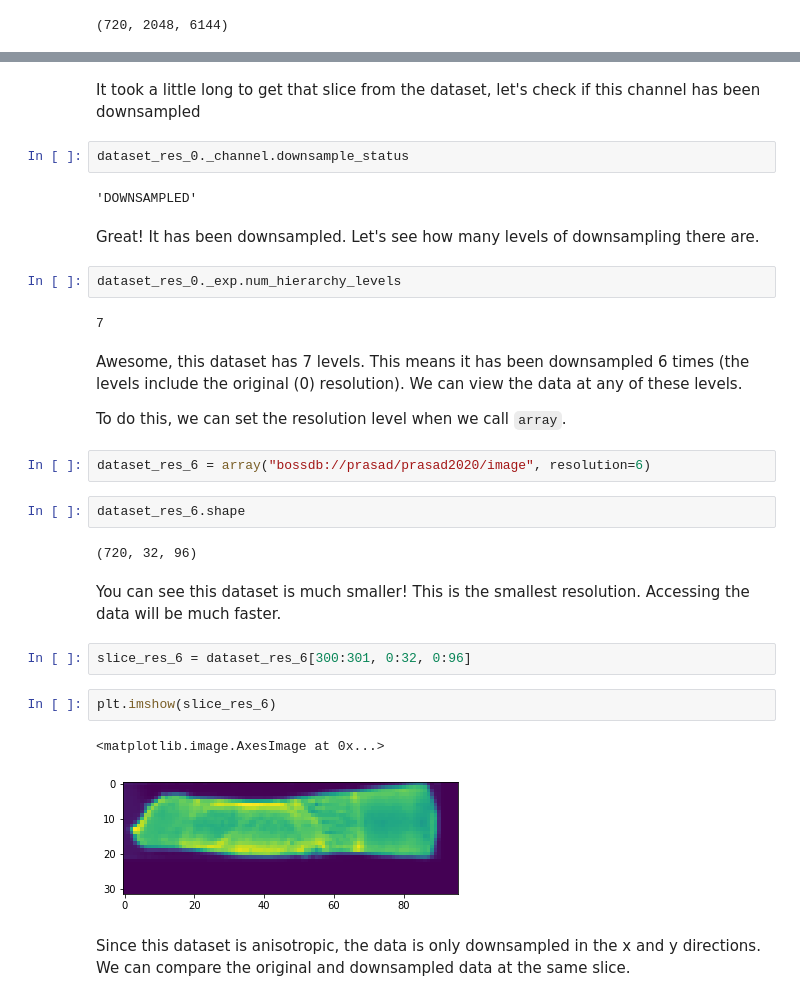
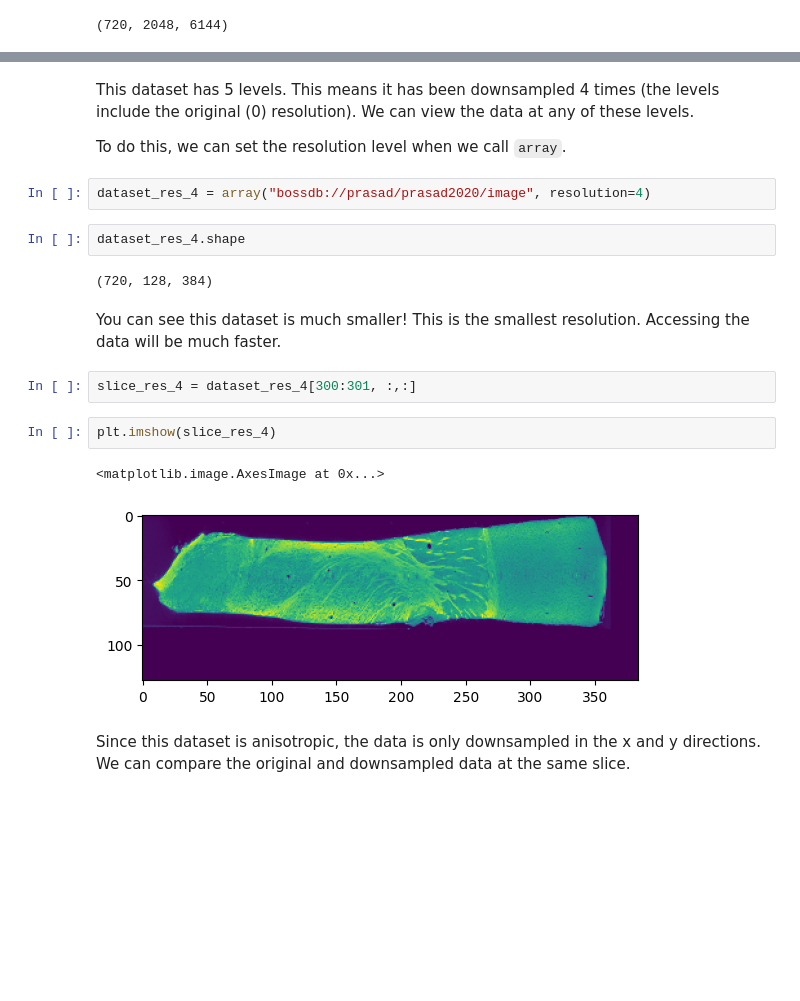
Before and after one commit to aplbrain/bossdb_cookbook, a Jupyter notebook: notebooks/Accessing-Lower-Resolution-Versions-Of-Data-From-BossDB.ipynb, the cells around one changed output, grey strips where cells are left out. Saved outputs shown, nothing was run; the diff lists cells and outputs as text; blank space fills up the shorter version.

```diff
--- a/notebooks/Accessing-Lower-Resolution-Versions-Of-Data-From-BossDB.ipynb
+++ b/notebooks/Accessing-Lower-Resolution-Versions-Of-Data-From-BossDB.ipynb
@@ -37,34 +41,22 @@ plt.imshow(slice_res_0[500:700, 2000:2200])
-# %% [markdown]
-It took a little long to get that slice from the dataset, let's check if this channel has been downsampled
-# %%
-dataset_res_0._channel.downsample_status
-# %% [output]
-'DOWNSAMPLED'
-# %% [markdown]
-Great! It has been downsampled. Let's see how many levels of downsampling there are.
-# %%
-dataset_res_0._exp.num_hierarchy_levels
-# %% [output]
-7
 # %% [markdown]
-Awesome, this dataset has 7 levels. This means it has been downsampled 6 times (the levels include the original (0) resolution). We can view the data at any of these levels.
+This dataset has 5 levels. This means it has been downsampled 4 times (the levels include the original (0) resolution). We can view the data at any of these levels.
 
 To do this, we can set the resolution level when we call `array`.
 # %%
-dataset_res_6 = array("bossdb://prasad/prasad2020/image", resolution=6)
+dataset_res_4 = array("bossdb://prasad/prasad2020/image", resolution=4)
 # %%
-dataset_res_6.shape
+dataset_res_4.shape
 # %% [output]
-(720, 32, 96)
+(720, 128, 384)
 # %% [markdown]
 You can see this dataset is much smaller! This is the smallest resolution. Accessing the data will be much faster.
 # %%
-slice_res_6 = dataset_res_6[300:301, 0:32, 0:96]
+slice_res_4 = dataset_res_4[300:301, :,:]
 # %%
-plt.imshow(slice_res_6)
+plt.imshow(slice_res_4)
 # %% [output]
 <matplotlib.image.AxesImage at 0x...>
-[figure, old version]
+[figure, new version]
 # %% [markdown]
 Since this dataset is anisotropic, the data is only downsampled in the x and y directions. We can compare the original and downsampled data at the same slice.
 # %%
```
Also changed, not shown: parts of 9 cells of this notebook.
